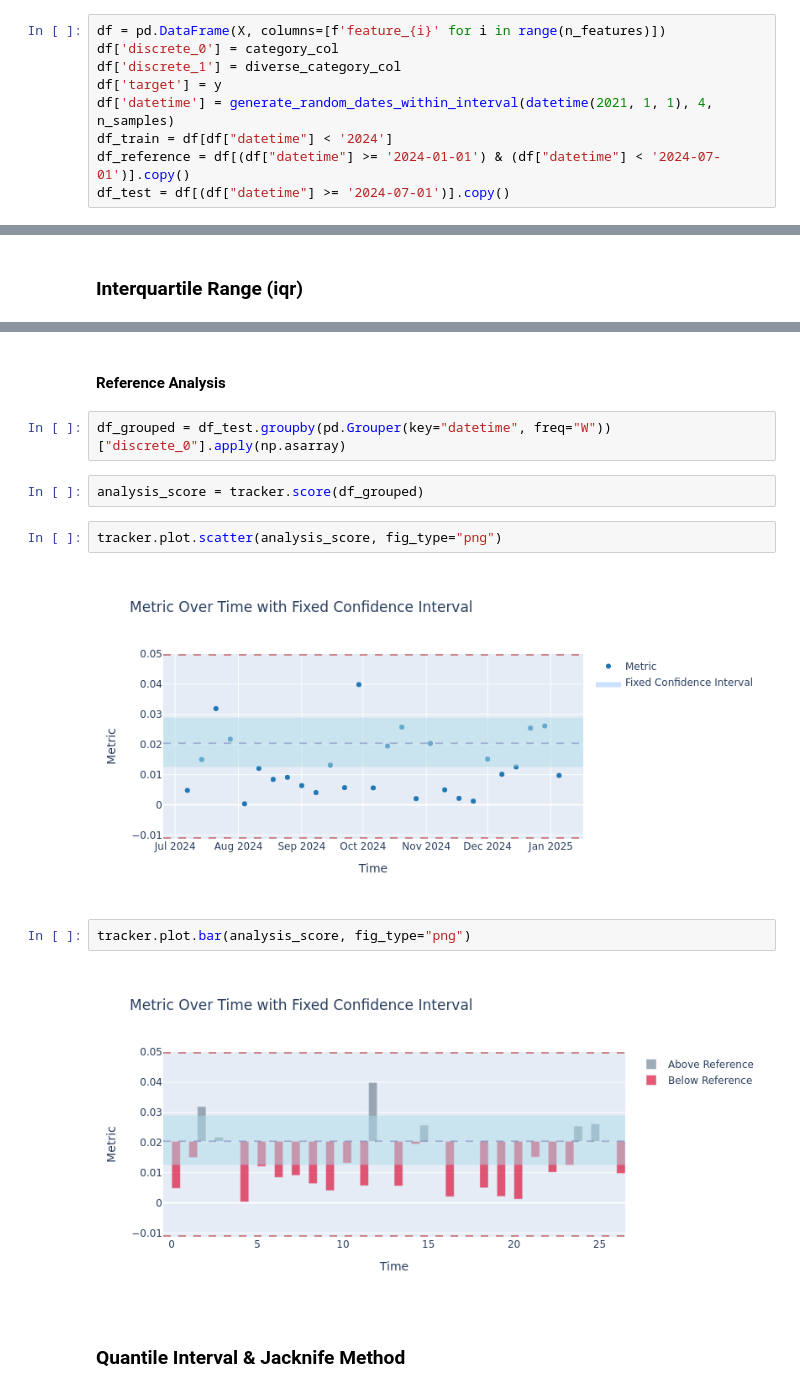
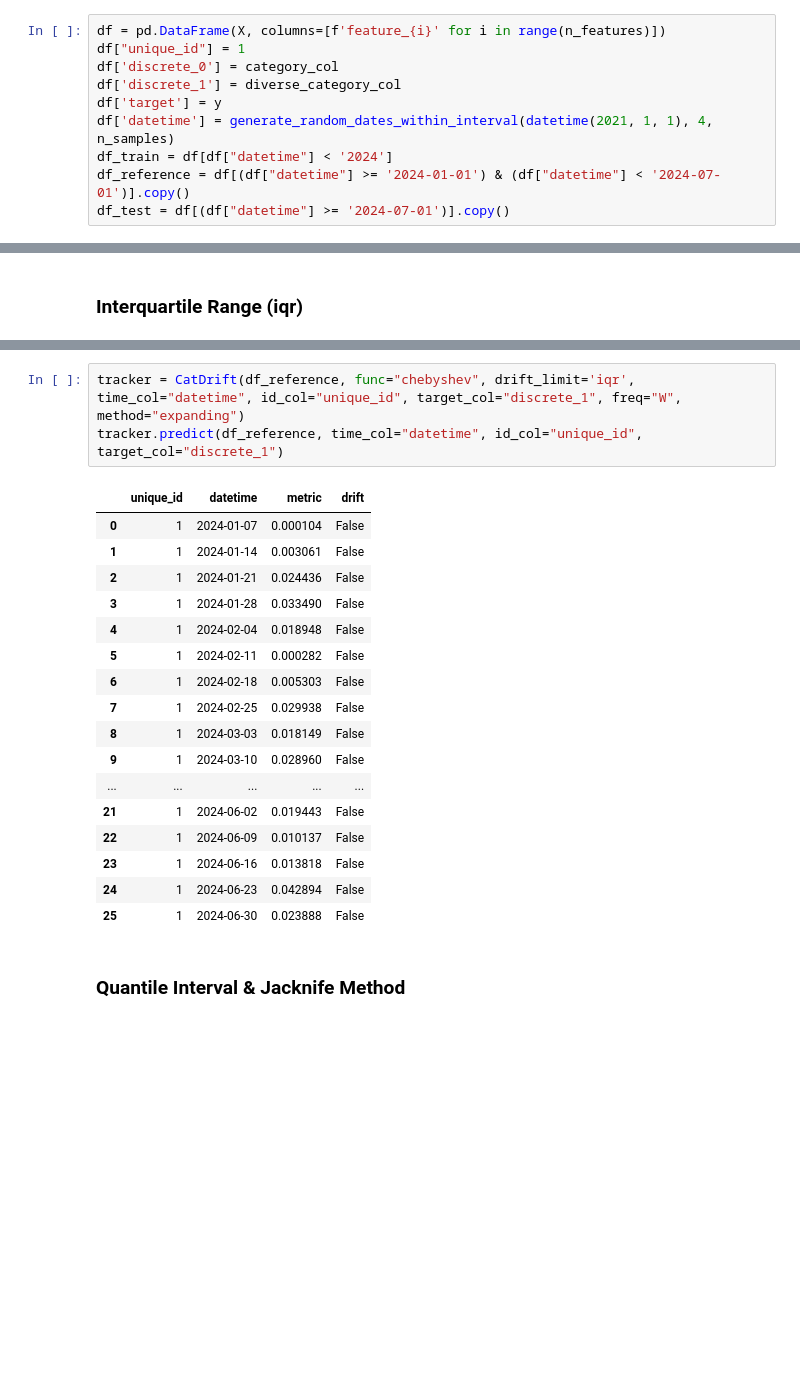
Before and after one commit to HeyLucasLeao/tinyshift, a Jupyter notebook: tinyshift/examples/tracker.ipynb, the cells around one changed output, grey strips where cells are left out. Drawn from its saved outputs; the diff is of its cells as text; blank space fills up the shorter version.

```diff
--- a/tinyshift/examples/tracker.ipynb
+++ b/tinyshift/examples/tracker.ipynb
@@ -65,6 +65,7 @@ def generate_random_dates_within_interval(start_date, years, n_samples):
     return result
 # %%
 df = pd.DataFrame(X, columns=[f'feature_{i}' for i in range(n_features)])
+df["unique_id"] = 1
 df['discrete_0'] = category_col
 df['discrete_1'] = diverse_category_col
 df['target'] = y
@@ -178,16 +144,23 @@ chebyshev_guaranteed_percentage(tracker.reference_distance, [tracker.statistics[
-# %% [markdown]
-#### Reference Analysis
-# %%
-df_grouped = df_test.groupby(pd.Grouper(key="datetime", freq="W"))["discrete_0"].apply(np.asarray)
-# %%
-analysis_score = tracker.score(df_grouped)
-# %%
-tracker.plot.scatter(analysis_score, fig_type="png")
-# %% [output]
-[figure, removed]
-# %%
-tracker.plot.bar(analysis_score, fig_type="png")
-# %% [output]
-[figure, removed]
+# %%
+tracker = CatDrift(df_reference, func="chebyshev", drift_limit='iqr', time_col="datetime", id_col="unique_id", target_col="discrete_1", freq="W", method="expanding")
+tracker.predict(df_reference, time_col="datetime", id_col="unique_id", target_col="discrete_1")
+# %% [output]
+|  | unique_id | datetime | metric | drift |
+| 0 | 1 | 2024-01-07 | 0.000104 | False |
+| 1 | 1 | 2024-01-14 | 0.003061 | False |
+| 2 | 1 | 2024-01-21 | 0.024436 | False |
+| 3 | 1 | 2024-01-28 | 0.033490 | False |
+| 4 | 1 | 2024-02-04 | 0.018948 | False |
+| 5 | 1 | 2024-02-11 | 0.000282 | False |
+| 6 | 1 | 2024-02-18 | 0.005303 | False |
+| 7 | 1 | 2024-02-25 | 0.029938 | False |
+| 8 | 1 | 2024-03-03 | 0.018149 | False |
+| 9 | 1 | 2024-03-10 | 0.028960 | False |
+| ... | ... | ... | ... | ... |
+| 21 | 1 | 2024-06-02 | 0.019443 | False |
+| 22 | 1 | 2024-06-09 | 0.010137 | False |
+| 23 | 1 | 2024-06-16 | 0.013818 | False |
+| 24 | 1 | 2024-06-23 | 0.042894 | False |
+| 25 | 1 | 2024-06-30 | 0.023888 | False |
 # %% [markdown]
 ### Quantile Interval & Jacknife Method
```
Also changed, not shown: parts of 49 cells of this notebook, 2 other files.
